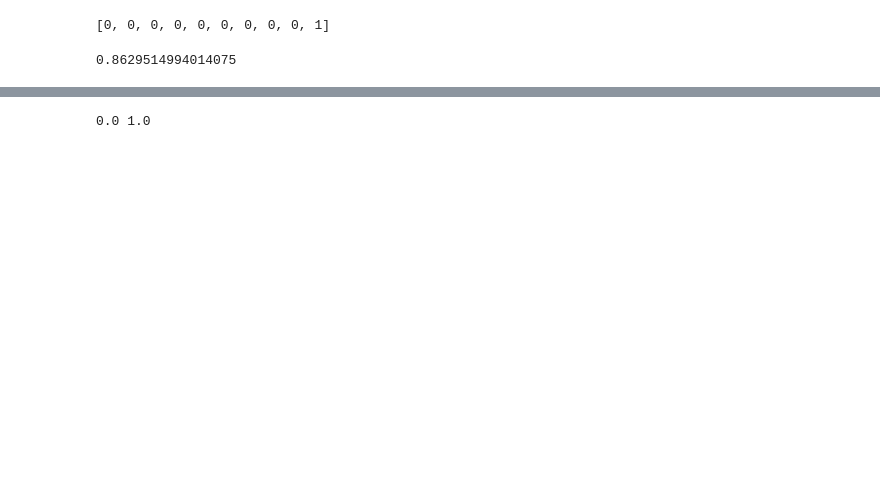
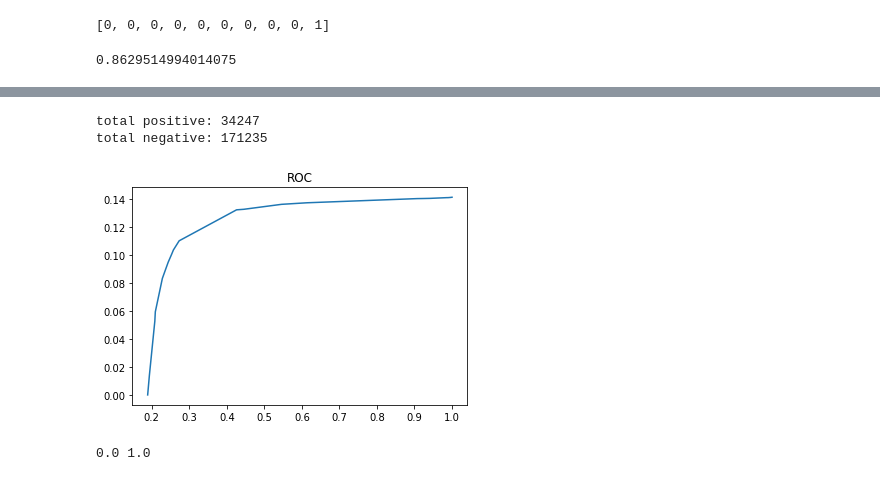
Before and after one commit to Nov05/Build-Week-Safe-Routes-Data-Science, a Jupyter notebook: notebooks/nov05_eda2017_20190824.ipynb, the cells around one changed output, grey strips where cells are left out. Cells and saved outputs as stored; diff of their text form; code cells hidden in the pictures; blank space fills up the shorter version.

Commit message:
2019-10-26 add ROC plot

```diff
--- a/notebooks/nov05_eda2017_20190824.ipynb
+++ b/notebooks/nov05_eda2017_20190824.ipynb
@@ -484,13 +485,13 @@ print(pred_class[:10])
 [0, 0, 0, 0, 0, 0, 0, 0, 0, 1]
 0.8629514994014075
 # %%
-for shreshold in range(1, 15):
-    pred_class = [1 if p>=shreshold/10. else 0 for p in pred_data]
-    recall = (df_pred['ACCIDENT']==pred_class).sum() / len(df_pred)
-    print("shreshold:", shreshold/10., "recall:", recall)
+for threshold in range(1, 15):
+    pred_class = [1 if p>=threshold/10. else 0 for p in pred_data]
+    accuracy = (df_pred['ACCIDENT']==pred_class).sum() / len(df_pred)
+    print("threshold:", threshold/10., "accuracy:", accuracy)
 
     condition = (df_pred['ACCIDENT']==1) & \
-                (df_pred['PRED']>=shreshold/10)
+                (df_pred['PRED']>=threshold/10)
     coverage = df_pred[condition].shape[0] / len(df_accident)
-    print("shreshold:", shreshold/10, "accident coverage:", coverage)
+    print("threshold:", threshold/10, "true positive (accident coverage):", coverage)
 # %% [output]
@@ -514,3 +519,27 @@ shreshold: 1.4 accident coverage: 0.0
+# %%
+positive = (df_pred['ACCIDENT']==1).sum()
+print("total positive:", positive)
+negative = len(df_pred) - positive
+print("total negative:", negative)
+
+x, y = [], []
+for threshold in range(1, 101):
+    pred_class = [1 if p>=threshold/100. else 0 for p in pred_data]
+    true_positive = ((df_pred['ACCIDENT']==1) & (df_pred['ACCIDENT']==pred_class)).sum()
+    true_negative = ((df_pred['ACCIDENT']==0) & (df_pred['ACCIDENT']==pred_class)).sum()
+    false_positive = positive - true_positive
+    false_negative = negative - true_negative
+    sensitivity = true_positive / (true_positive + false_negative) # aka. recall
+    specificity = true_negative / (true_negative + false_positive)
+    x.append(sensitivity)
+    y.append(1-specificity)
+
+plt.plot(x, y)
+plt.title("ROC");
+# %% [output]
+total positive: 34247
+total negative: 171235
+[figure, added]
 # %%
 print(pred_data.min(), pred_data.max())
 # %% [output]
```
Also changed, not shown: parts of 11 cells of this notebook.
